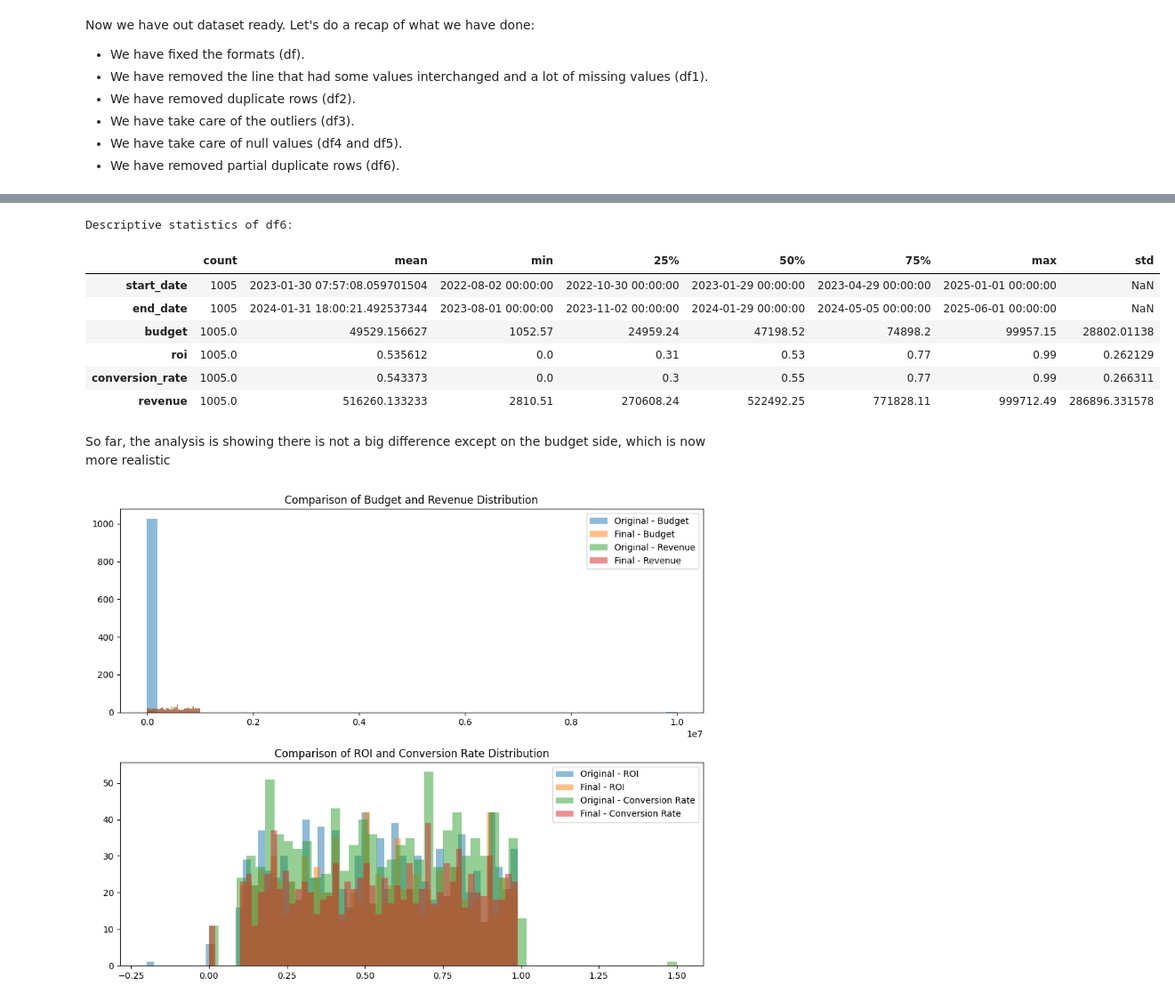
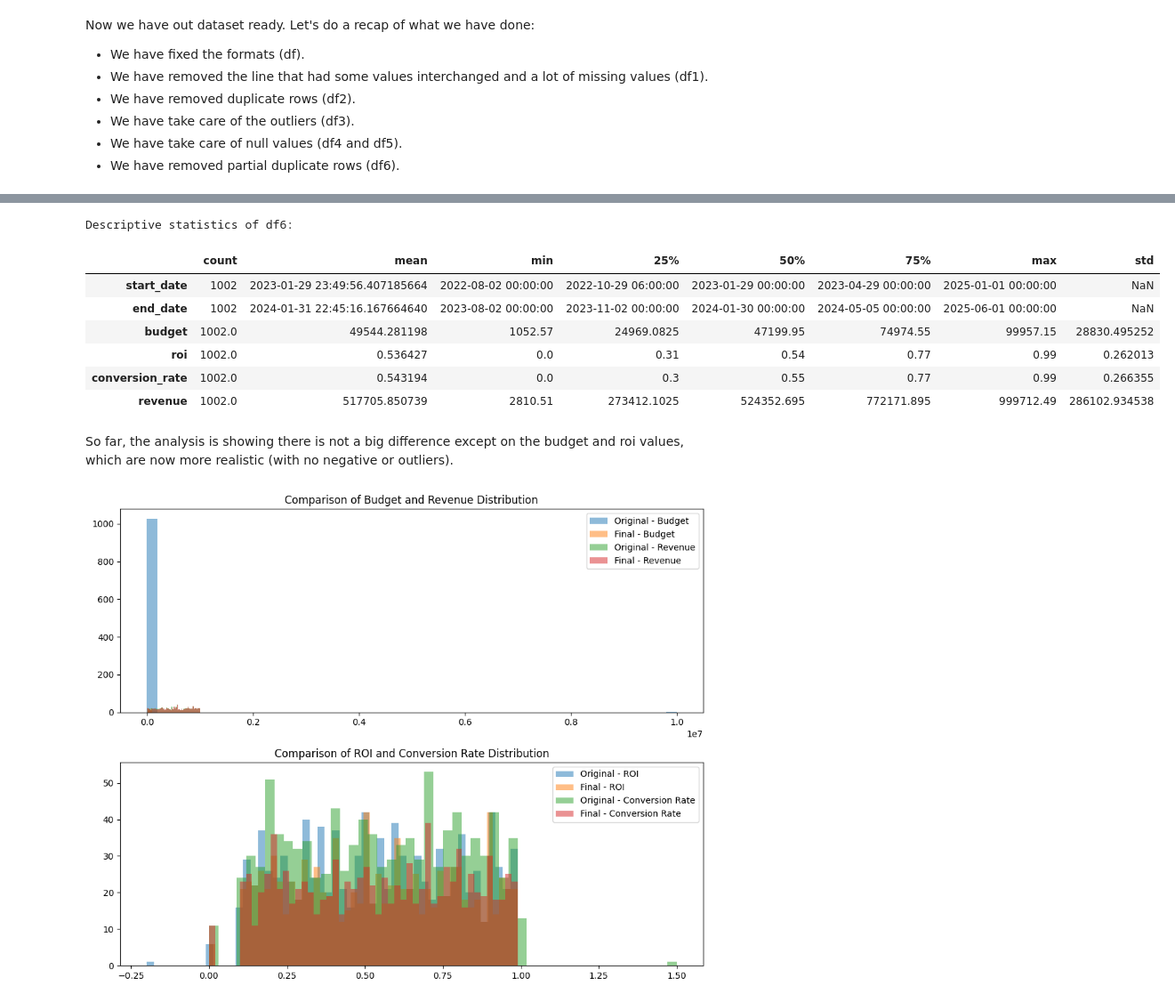
Before and after one commit to Ignacio538/Marketing-Campaings, a Jupyter notebook: Analysis.ipynb, the cells around one changed output, grey strips where cells are left out. Shown at 89% size. Cells and saved outputs as stored; diff of their text form; code cells hidden in the pictures.

```diff
--- a/Analysis.ipynb
+++ b/Analysis.ipynb
@@ -612,10 +641,7 @@ Having a look we can identify the next steps:
 # %%
 # Let's do all the changes mentioned above
 
-df4 = df3.drop([1009, 1010])
-df4.loc[1000, 'budget'] = df4.loc[1000,'revenue'] / (1 + df4.loc[1000, 'roi'])
-df4.loc[1002, 'budget'] = df4.loc[1002,'revenue'] / (1 + df4.loc[1002, 'roi'])
-df4.loc[1008, 'revenue'] = df4.loc[1008,'budget'] * (1 + df4.loc[1008, 'roi'])
+df4 = df3.drop([999, 1001, 1006, 1007, 1008])
 df4.reset_index(drop=True, inplace=True)
 df4
 # %% [output]
@@ -657,4 +688,4 @@ Now we have an answer: email type is the mos likely value row 1001.
 # %%
 # Let's make the chage
-df4.loc[1001, 'type'] = most_likely_type
+df4.loc[999, 'type'] = most_likely_type
 # %% [markdown]
@@ -694,3 +692,0 @@ similar_rows_cr
-# %%
-# Let's use the mean value to fill the missing value
-df4.loc[1002, 'conversion_rate'] = estimated_conversion_rate_mean.round(2)
@@ -871,9 +833,9 @@ most_likely_type2
 # %% [markdown]
 The most likely value for those values is "email" for type column, therefore we will drop row 7
 # %%
-df6 = df5.drop([7, 985, 1000])
-df6.reset_index(drop=True, inplace=True)
-df6
+df5 = df4.drop([7, 984])
+df5.reset_index(drop=True, inplace=True)
+df5
 # %% [output]
 |  | campaign_name | start_date | end_date | budget | roi | type | target_audience | channel | ... |
 | 0 | Public-key multi-tasking throughput | 2023-04-01 | 2024-02-23 | 8082.30 | 0.35 | email | B2B | organic | ... |
@@ -948,17 +911,17 @@ Descriptive statistics of df:
 # %%
 print("Descriptive statistics of df6:")
-df6.describe().T
+df5.describe().T
 # %% [output]
 Descriptive statistics of df6:
 |  | count | mean | min | 25% | 50% | 75% | max | std |
-| start_date | 1005 | 2023-01-30 07:57:08.059701504 | 2022-08-02 00:00:00 | 2022-10-30 00:00:00 | 2023-01-29 00:00:00 | 2023-04-29 00:00:00 | 2025-01-01 00:00:00 | NaN |
-| end_date | 1005 | 2024-01-31 18:00:21.492537344 | 2023-08-01 00:00:00 | 2023-11-02 00:00:00 | 2024-01-29 00:00:00 | 2024-05-05 00:00:00 | 2025-06-01 00:00:00 | NaN |
-| budget | 1005.0 | 49529.156627 | 1052.57 | 24959.24 | 47198.52 | 74898.2 | 99957.15 | 28802.01138 |
-| roi | 1005.0 | 0.535612 | 0.0 | 0.31 | 0.53 | 0.77 | 0.99 | 0.262129 |
-| conversion_rate | 1005.0 | 0.543373 | 0.0 | 0.3 | 0.55 | 0.77 | 0.99 | 0.266311 |
-| revenue | 1005.0 | 516260.133233 | 2810.51 | 270608.24 | 522492.25 | 771828.11 | 999712.49 | 286896.331578 |
+| start_date | 1002 | 2023-01-29 23:49:56.407185664 | 2022-08-02 00:00:00 | 2022-10-29 06:00:00 | 2023-01-29 00:00:00 | 2023-04-29 00:00:00 | 2025-01-01 00:00:00 | NaN |
+| end_date | 1002 | 2024-01-31 22:45:16.167664640 | 2023-08-02 00:00:00 | 2023-11-02 00:00:00 | 2024-01-30 00:00:00 | 2024-05-05 00:00:00 | 2025-06-01 00:00:00 | NaN |
+| budget | 1002.0 | 49544.281198 | 1052.57 | 24969.0825 | 47199.95 | 74974.55 | 99957.15 | 28830.495252 |
+| roi | 1002.0 | 0.536427 | 0.0 | 0.31 | 0.54 | 0.77 | 0.99 | 0.262013 |
+| conversion_rate | 1002.0 | 0.543194 | 0.0 | 0.3 | 0.55 | 0.77 | 0.99 | 0.266355 |
+| revenue | 1002.0 | 517705.850739 | 2810.51 | 273412.1025 | 524352.695 | 772171.895 | 999712.49 | 286102.934538 |
 # %% [markdown]
-So far, the analysis is showing there is not a big difference except on the budget side, which is now more realistic
+So far, the analysis is showing there is not a big difference except on the budget and roi values, which are now more realistic (with no negative or outliers).
 # %%
 # And we will finish with some graphs
 
```
Also changed, not shown: parts of 43 cells of this notebook.
